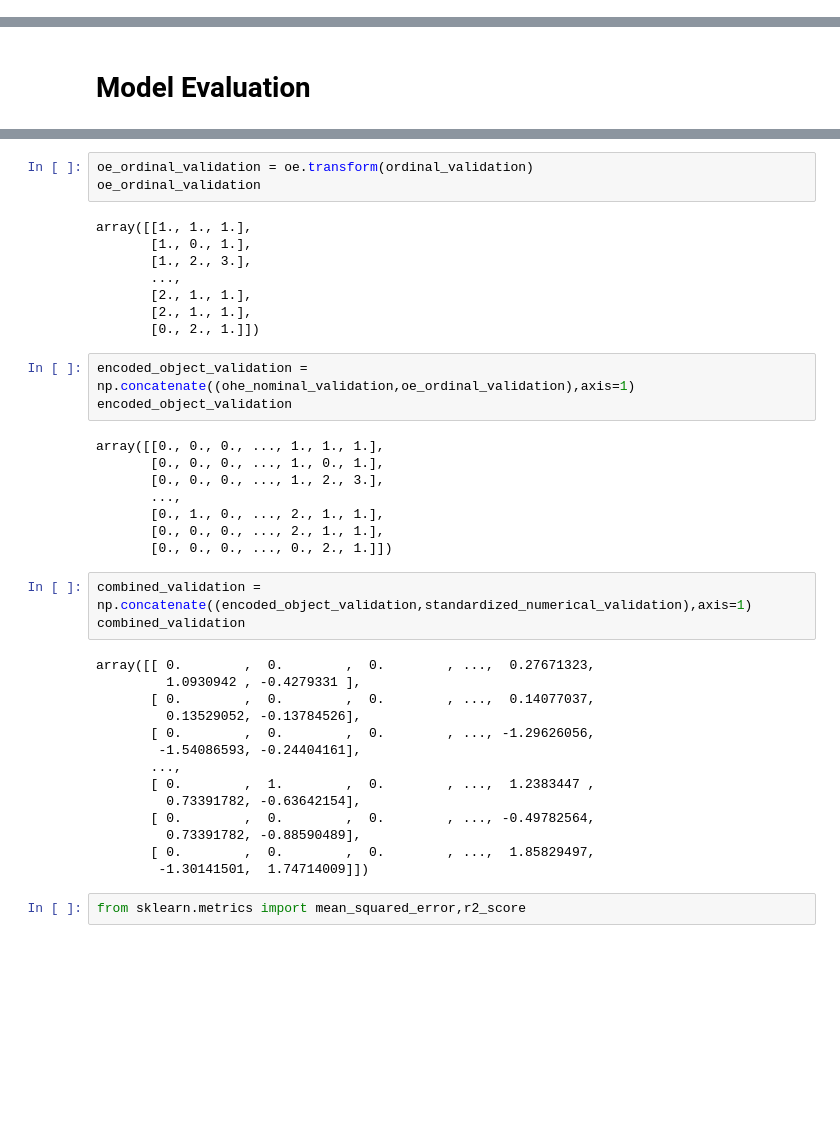
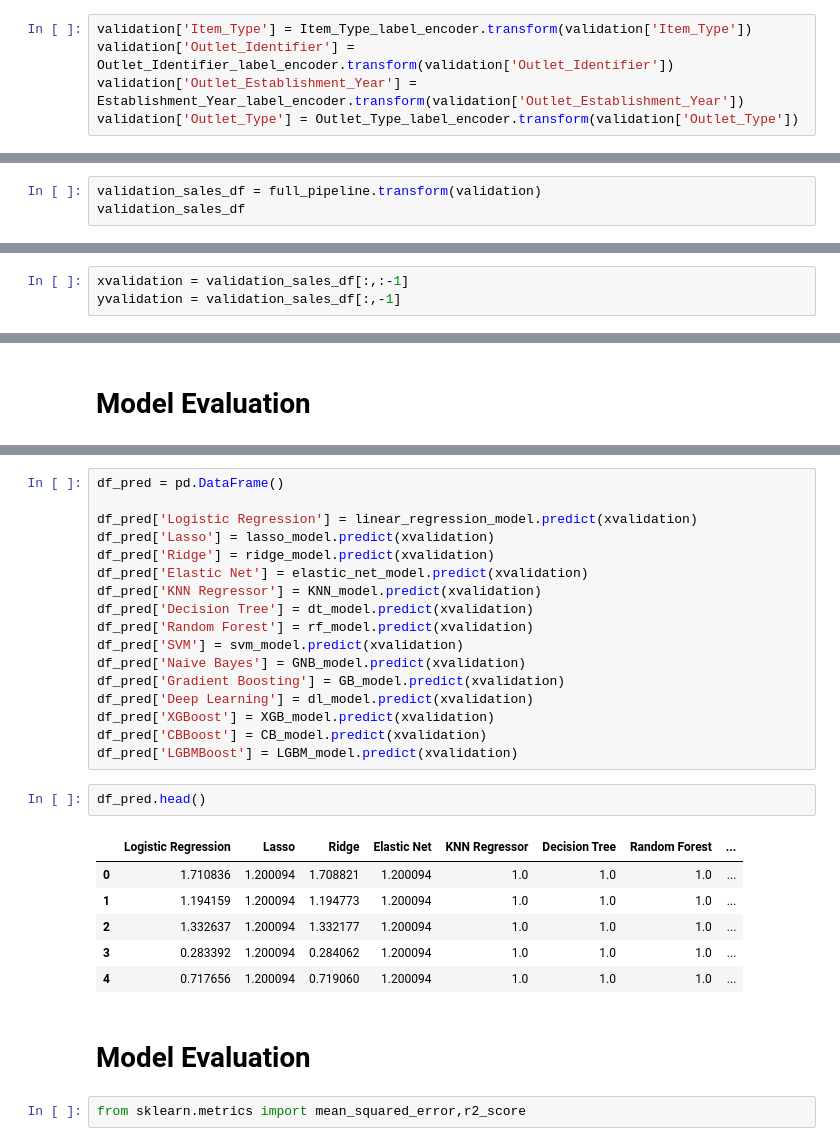
Before and after one commit to Gourav052003/Data-Driven-Sales-Forecasting-for-Big-Mart-Retail-Outlets, a Jupyter notebook: Big-Mart-Sales-Prediction.ipynb, the cells around one changed output, grey strips where cells are left out. Cells and saved outputs as stored; diff of their text form; blank space fills up the shorter version.

```diff
--- a/Big-Mart-Sales-Prediction.ipynb
+++ b/Big-Mart-Sales-Prediction.ipynb
@@ -874,0 +931,5 @@ LGBM_model.fit(x,y)
+# %%
+validation['Item_Type'] = Item_Type_label_encoder.transform(validation['Item_Type'])
+validation['Outlet_Identifier'] = Outlet_Identifier_label_encoder.transform(validation['Outlet_Identifier'])
+validation['Outlet_Establishment_Year'] = Establishment_Year_label_encoder.transform(validation['Outlet_Establishment_Year'])
+validation['Outlet_Type'] = Outlet_Type_label_encoder.transform(validation['Outlet_Type'])
@@ -874,0 +945,3 @@ LGBM_model.fit(x,y)
+# %%
+validation_sales_df = full_pipeline.transform(validation)
+validation_sales_df
@@ -874,0 +962,3 @@ LGBM_model.fit(x,y)
+# %%
+xvalidation = validation_sales_df[:,:-1]
+yvalidation = validation_sales_df[:,-1]
@@ -939,41 +973,30 @@ array([[0., 0., 0., ..., 0., 0., 0.],
-# %%
-oe_ordinal_validation = oe.transform(ordinal_validation)
-oe_ordinal_validation
-# %% [output]
-array([[1., 1., 1.],
-       [1., 0., 1.],
-       [1., 2., 3.],
-       ...,
-       [2., 1., 1.],
-       [2., 1., 1.],
-       [0., 2., 1.]])
-# %%
-encoded_object_validation = np.concatenate((ohe_nominal_validation,oe_ordinal_validation),axis=1)
-encoded_object_validation
-# %% [output]
-array([[0., 0., 0., ..., 1., 1., 1.],
-       [0., 0., 0., ..., 1., 0., 1.],
-       [0., 0., 0., ..., 1., 2., 3.],
-       ...,
-       [0., 1., 0., ..., 2., 1., 1.],
-       [0., 0., 0., ..., 2., 1., 1.],
-       [0., 0., 0., ..., 0., 2., 1.]])
-# %%
-combined_validation = np.concatenate((encoded_object_validation,standardized_numerical_validation),axis=1)
-combined_validation
-# %% [output]
-array([[ 0.        ,  0.        ,  0.        , ...,  0.27671323,
-         1.0930942 , -0.4279331 ],
-       [ 0.        ,  0.        ,  0.        , ...,  0.14077037,
-         0.13529052, -0.13784526],
-       [ 0.        ,  0.        ,  0.        , ..., -1.29626056,
-        -1.54086593, -0.24404161],
-       ...,
-       [ 0.        ,  1.        ,  0.        , ...,  1.2383447 ,
-         0.73391782, -0.63642154],
-       [ 0.        ,  0.        ,  0.        , ..., -0.49782564,
-         0.73391782, -0.88590489],
-       [ 0.        ,  0.        ,  0.        , ...,  1.85829497,
-        -1.30141501,  1.74714009]])
+# %%
+df_pred = pd.DataFrame()
+
+df_pred['Logistic Regression'] = linear_regression_model.predict(xvalidation)
+df_pred['Lasso'] = lasso_model.predict(xvalidation)
+df_pred['Ridge'] = ridge_model.predict(xvalidation)
+df_pred['Elastic Net'] = elastic_net_model.predict(xvalidation)
+df_pred['KNN Regressor'] = KNN_model.predict(xvalidation)
+df_pred['Decision Tree'] = dt_model.predict(xvalidation)
+df_pred['Random Forest'] = rf_model.predict(xvalidation)
+df_pred['SVM'] = svm_model.predict(xvalidation)
+df_pred['Naive Bayes'] = GNB_model.predict(xvalidation)
+df_pred['Gradient Boosting'] = GB_model.predict(xvalidation)
+df_pred['Deep Learning'] = dl_model.predict(xvalidation)
+df_pred['XGBoost'] = XGB_model.predict(xvalidation)
+df_pred['CBBoost'] = CB_model.predict(xvalidation)
+df_pred['LGBMBoost'] = LGBM_model.predict(xvalidation)
+# %%
+df_pred.head()
+# %% [output]
+|  | Logistic Regression | Lasso | Ridge | Elastic Net | KNN Regressor | Decision Tree | Random Forest | ... |
+| 0 | 1.710836 | 1.200094 | 1.708821 | 1.200094 | 1.0 | 1.0 | 1.0 | ... |
+| 1 | 1.194159 | 1.200094 | 1.194773 | 1.200094 | 1.0 | 1.0 | 1.0 | ... |
+| 2 | 1.332637 | 1.200094 | 1.332177 | 1.200094 | 1.0 | 1.0 | 1.0 | ... |
+| 3 | 0.283392 | 1.200094 | 0.284062 | 1.200094 | 1.0 | 1.0 | 1.0 | ... |
+| 4 | 0.717656 | 1.200094 | 0.719060 | 1.200094 | 1.0 | 1.0 | 1.0 | ... |
+# %% [markdown]
+# Model Evaluation
 # %%
 from sklearn.metrics import mean_squared_error,r2_score
```
Also changed, not shown: parts of 40 cells of this notebook, 4 other files.
